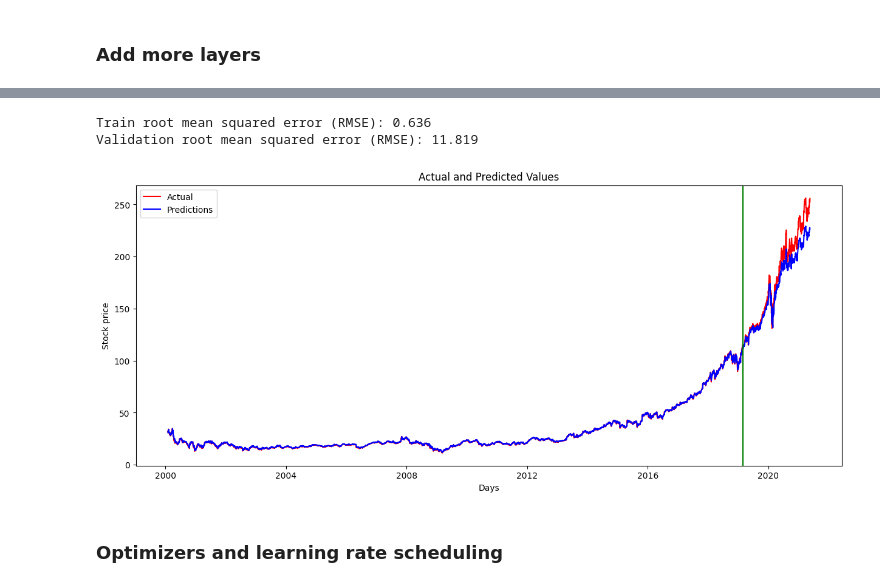
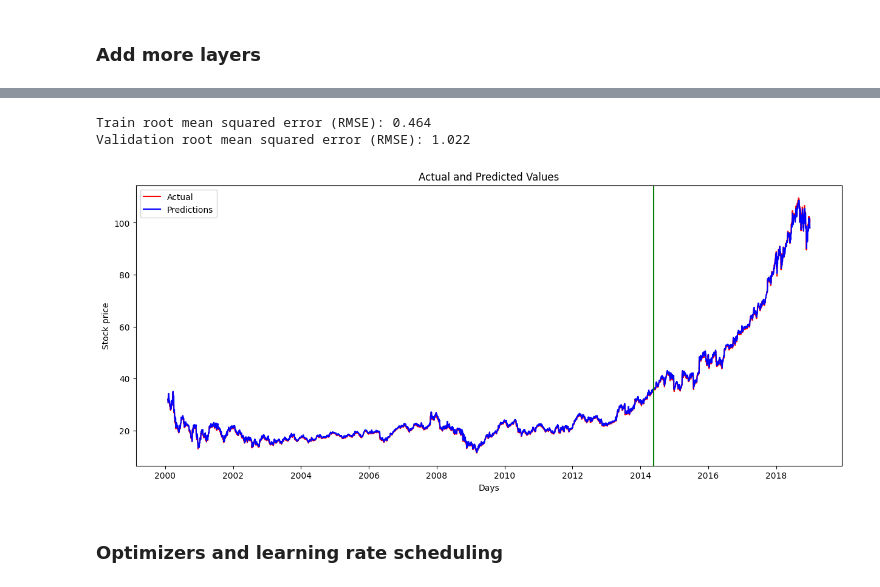
Before and after one commit to KaneZhao/deep-learning-assignments, a Jupyter notebook: assignment3/Assignment3.ipynb, the cells around one changed output, grey strips where cells are left out. Saved outputs shown, nothing was run; the diff lists cells and outputs as text; code cells hidden in the pictures.

Commit message:
Add different window size

```diff
--- a/assignment3/Assignment3.ipynb
+++ b/assignment3/Assignment3.ipynb
@@ -93,8 +93,8 @@ msft_close_scaled.head()
 | 2000-01-07 00:00:00-05:00 | 0.067029 |
 # %%
 
-training_size = round((msft_close_scaled.shape[0]*0.1)*8)
-validation_size = round((msft_close_scaled.shape[0]*0.1)*9)
+training_size = round((msft_close_scaled.shape[0]*0.1)*6)
+validation_size = round((msft_close_scaled.shape[0]*0.1)*8)
 test_size = round((msft_close_scaled.shape[0]))
 print(training_size,validation_size-training_size,test_size-validation_size)
 # %% [output]
@@ -343,7 +343,7 @@ scheduling.
 '''
 n_hidden_units = 64
 n_dense_units = 1
-results_vanilla = []
+results_rnn = []
 
 optimizers = ["Adam", "RMSprop", "SGD"]
 
@@ -365,6 +365,6 @@ for optimizer in optimizers:
         y_unscaled = scaler.inverse_transform(y_val.reshape(-1, 1))
         val_rmse = mean_squared_error(y_unscaled, y_pred, squared=False)
 
-        results_vanilla.append((optimizer, callback_decay_keys[i], val_rmse))
+        results_rnn.append((optimizer, callback_decay_keys[i], val_rmse))
 # %% [output]
 Epoch 1/50
@@ -653,12 +653,12 @@ val_predict_lstm1 = fitted_lstm_1.model.predict(X_val)
 y_train_unscaled, train_predict_lstm1_unscaled = print_error(y_train,train_predict_lstm1,'Train')
 y_val_unscaled, val_predict_lstm1_unscaled = print_error(y_val,val_predict_lstm1,'Validation')
 # %% [output]
-Train root mean squared error (RMSE): 0.636
-Validation root mean squared error (RMSE): 11.819
+Train root mean squared error (RMSE): 0.464
+Validation root mean squared error (RMSE): 1.022
 # %%
-plot_result(y_train_unscaled, y_val_unscaled, train_predict_lstm1_unscaled, val_predict_lstm1_unscaled)
+plot_result(y_train_unscaled, y_val_unscaled, train_predict_lstm1_unscaled, val_predict_lstm1_unscaled, TIME_STEP)
 # %% [output]
-[figure, old version]
+[figure, new version]
 # %% [markdown]
 ### Optimizers and learning rate scheduling
 # %%
```
Also changed, not shown: parts of 51 cells of this notebook.
